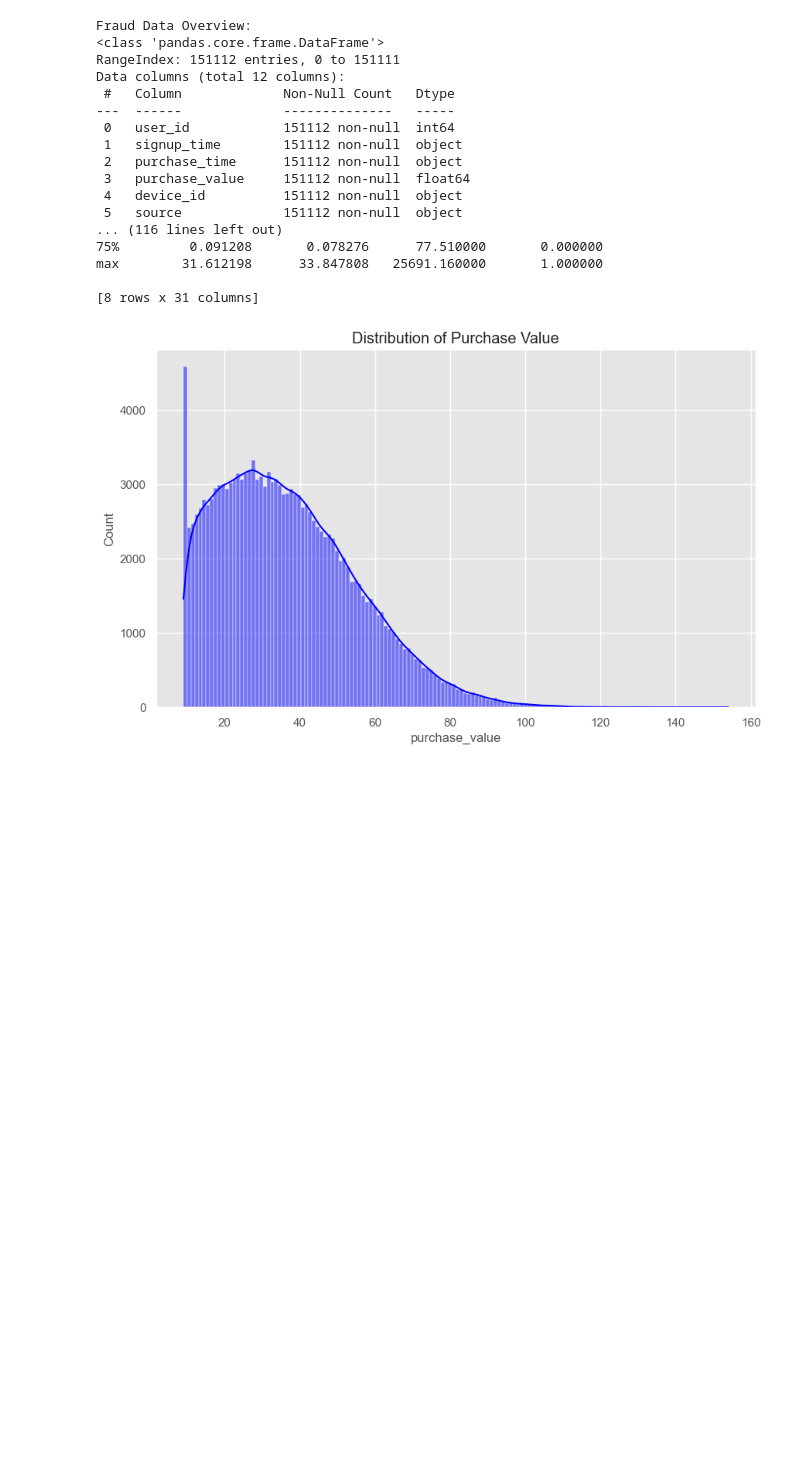
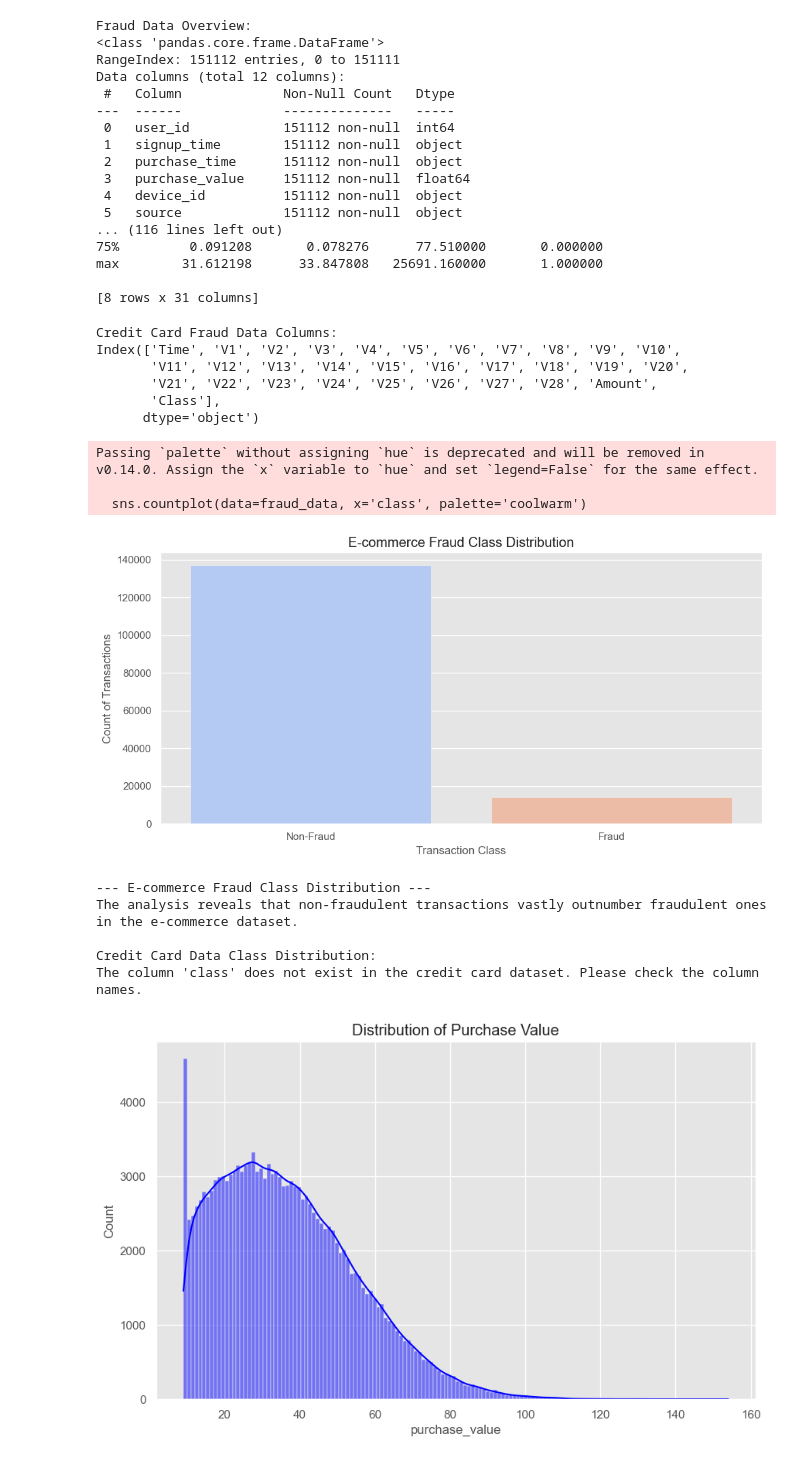
Before and after one commit to HaYyu-Ra/ecommerce_fraud_detection_analysis, a Jupyter notebook: notebooks/EDA.ipynb, the cells around one changed output. Cells and saved outputs as stored; diff of their text form; code cells hidden in the pictures; blank space fills up the shorter version.

```diff
--- a/notebooks/EDA.ipynb
+++ b/notebooks/EDA.ipynb
@@ -57,6 +57,75 @@ Data columns (total 12 columns):
 max        31.612198      33.847808   25691.160000       1.000000
 
 [8 rows x 31 columns]
+# %%
+# Importing required libraries
+import pandas as pd
+import seaborn as sns
+import matplotlib.pyplot as plt
+
+# Set visualization style
+sns.set(style="whitegrid")
+plt.style.use("ggplot")
+
+# Data file paths
+fraud_data_path = r"C:\Users\hayyu.ragea\AppData\Local\Programs\Python\Python312\fraud_detection_project\data\processed\fraud_cleaned.csv"
+creditcard_data_path = r"C:\Users\hayyu.ragea\AppData\Local\Programs\Python\Python312\fraud_detection_project\data\processed\creditcard_cleaned.csv"
+
+# Load datasets
+fraud_data = pd.read_csv(fraud_data_path)
+creditcard_data = pd.read_csv(creditcard_data_path)
+
+# Display the first few rows and columns of the credit card dataset to check column names
+print("Credit Card Fraud Data Columns:")
+print(creditcard_data.columns)
+
+# E-commerce Fraud Class Distribution
+plt.figure(figsize=(10, 5))
+sns.countplot(data=fraud_data, x='class', palette='coolwarm')
+plt.title('E-commerce Fraud Class Distribution')
+plt.xlabel('Transaction Class')
+plt.ylabel('Count of Transactions')
+plt.xticks(ticks=[0, 1], labels=['Non-Fraud', 'Fraud'])
+plt.tight_layout()
+plt.show()
+
+# Analysis Summary for E-commerce
+print("\n--- E-commerce Fraud Class Distribution ---")
+print("The analysis reveals that non-fraudulent transactions vastly outnumber fraudulent ones in the e-commerce dataset.")
+
+# Check the column name for the class in the credit card dataset
+print("\nCredit Card Data Class Distribution:")
+if 'class' in creditcard_data.columns:
+    plt.figure(figsize=(10, 5))
+    sns.countplot(data=creditcard_data, x='class', palette='coolwarm')
+    plt.title('Credit Card Fraud Class Distribution')
+    plt.xlabel('Transaction Class')
+    plt.ylabel('Count of Transactions')
+    plt.xticks(ticks=[0, 1], labels=['Non-Fraud', 'Fraud'])
+    plt.tight_layout()
+    plt.show()
+
+    # Analysis Summary for Credit Card Data
+    print("\n--- Credit Card Fraud Class Distribution ---")
+    print("Similar to the e-commerce dataset, there is a significant imbalance in the credit card dataset, where non-fraudulent transactions dominate.")
+else:
+    print("The column 'class' does not exist in the credit card dataset. Please check the column names.")
+# %% [output]
+Credit Card Fraud Data Columns:
+Index(['Time', 'V1', 'V2', 'V3', 'V4', 'V5', 'V6', 'V7', 'V8', 'V9', 'V10',
+       'V11', 'V12', 'V13', 'V14', 'V15', 'V16', 'V17', 'V18', 'V19', 'V20',
+       'V21', 'V22', 'V23', 'V24', 'V25', 'V26', 'V27', 'V28', 'Amount',
+       'Class'],
+      dtype='object')
+Passing `palette` without assigning `hue` is deprecated and will be removed in v0.14.0. Assign the `x` variable to `hue` and set `legend=False` for the same effect.
+
+  sns.countplot(data=fraud_data, x='class', palette='coolwarm')
+[figure, added]
+--- E-commerce Fraud Class Distribution ---
+The analysis reveals that non-fraudulent transactions vastly outnumber fraudulent ones in the e-commerce dataset.
+
+Credit Card Data Class Distribution:
+The column 'class' does not exist in the credit card dataset. Please check the column names.
 # %%
 # Univariate Analysis - Fraud Data
 
```
Also changed, not shown: parts of 1 cell of this notebook.
